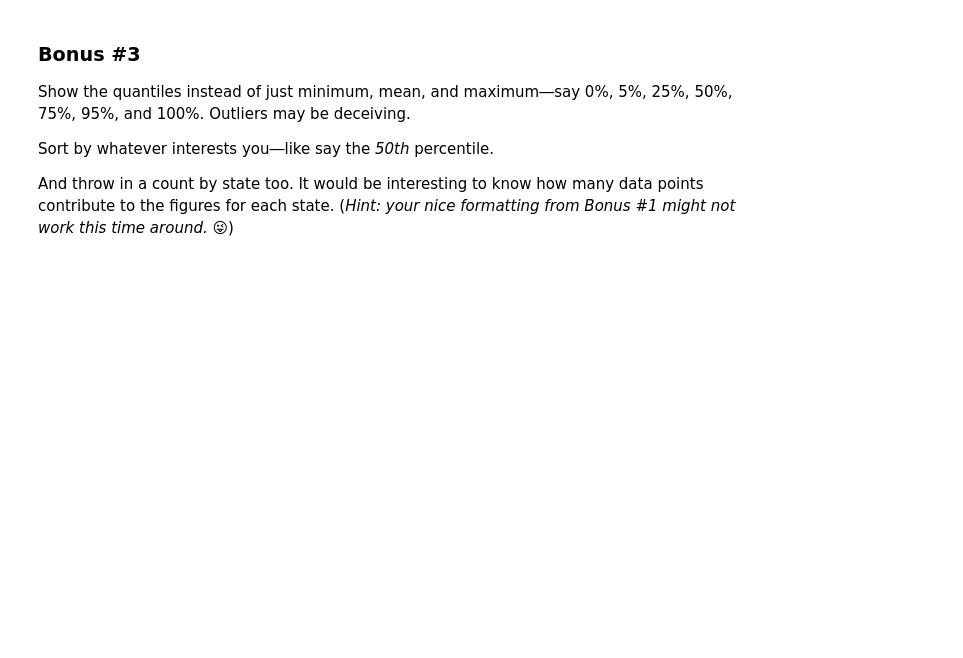
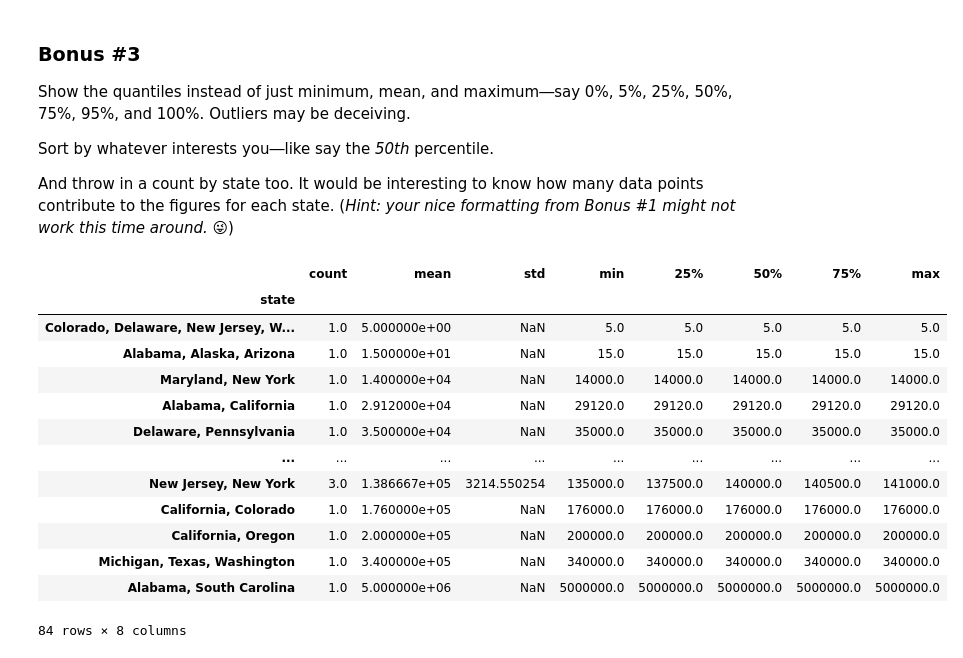
Before and after one commit to JagmeetMinhas/my-fork-2024-DS-Tue, a Jupyter notebook: Week-02-DS-Overview-and-Data/Exercise-JM.ipynb, the cells around one changed output. Drawn from its saved outputs; the diff is of its cells as text; code cells hidden in the pictures; blank space fills up the shorter version.

```diff
--- a/Week-02-DS-Overview-and-Data/Exercise-JM.ipynb
+++ b/Week-02-DS-Overview-and-Data/Exercise-JM.ipynb
@@ -410,3 +592,21 @@ Show the quantiles instead of just minimum, mean, and maximum―say 0%, 5%, 25%,
 Sort by whatever interests you―like say the *50th* percentile.
 
 And throw in a count by state too. It would be interesting to know how many data points contribute to the figures for each state. (*Hint: your nice formatting from Bonus #1 might not work this time around.* 😜)
+# %%
+#The describe method will show BOTH count and percentiles, I sorted by the 50th percentile column
+df_salary.groupby("state")["salary"].describe().sort_values(by="50%", ascending=True)
+# %% [output]
+|  | count | mean | std | min | 25% | 50% | 75% | max |
+| state |  |  |  |  |  |  |  |  |
+| Colorado, Delaware, New Jersey, W... | 1.0 | 5.000000e+00 | NaN | 5.0 | 5.0 | 5.0 | 5.0 | 5.0 |
+| Alabama, Alaska, Arizona | 1.0 | 1.500000e+01 | NaN | 15.0 | 15.0 | 15.0 | 15.0 | 15.0 |
+| Maryland, New York | 1.0 | 1.400000e+04 | NaN | 14000.0 | 14000.0 | 14000.0 | 14000.0 | 14000.0 |
+| Alabama, California | 1.0 | 2.912000e+04 | NaN | 29120.0 | 29120.0 | 29120.0 | 29120.0 | 29120.0 |
+| Delaware, Pennsylvania | 1.0 | 3.500000e+04 | NaN | 35000.0 | 35000.0 | 35000.0 | 35000.0 | 35000.0 |
+| ... | ... | ... | ... | ... | ... | ... | ... | ... |
+| New Jersey, New York | 3.0 | 1.386667e+05 | 3214.550254 | 135000.0 | 137500.0 | 140000.0 | 140500.0 | 141000.0 |
+| California, Colorado | 1.0 | 1.760000e+05 | NaN | 176000.0 | 176000.0 | 176000.0 | 176000.0 | 176000.0 |
+| California, Oregon | 1.0 | 2.000000e+05 | NaN | 200000.0 | 200000.0 | 200000.0 | 200000.0 | 200000.0 |
+| Michigan, Texas, Washington | 1.0 | 3.400000e+05 | NaN | 340000.0 | 340000.0 | 340000.0 | 340000.0 | 340000.0 |
+| Alabama, South Carolina | 1.0 | 5.000000e+06 | NaN | 5000000.0 | 5000000.0 | 5000000.0 | 5000000.0 | 5000000.0 |
+84 rows × 8 columns
```
Also changed, not shown: parts of 18 cells of this notebook.
